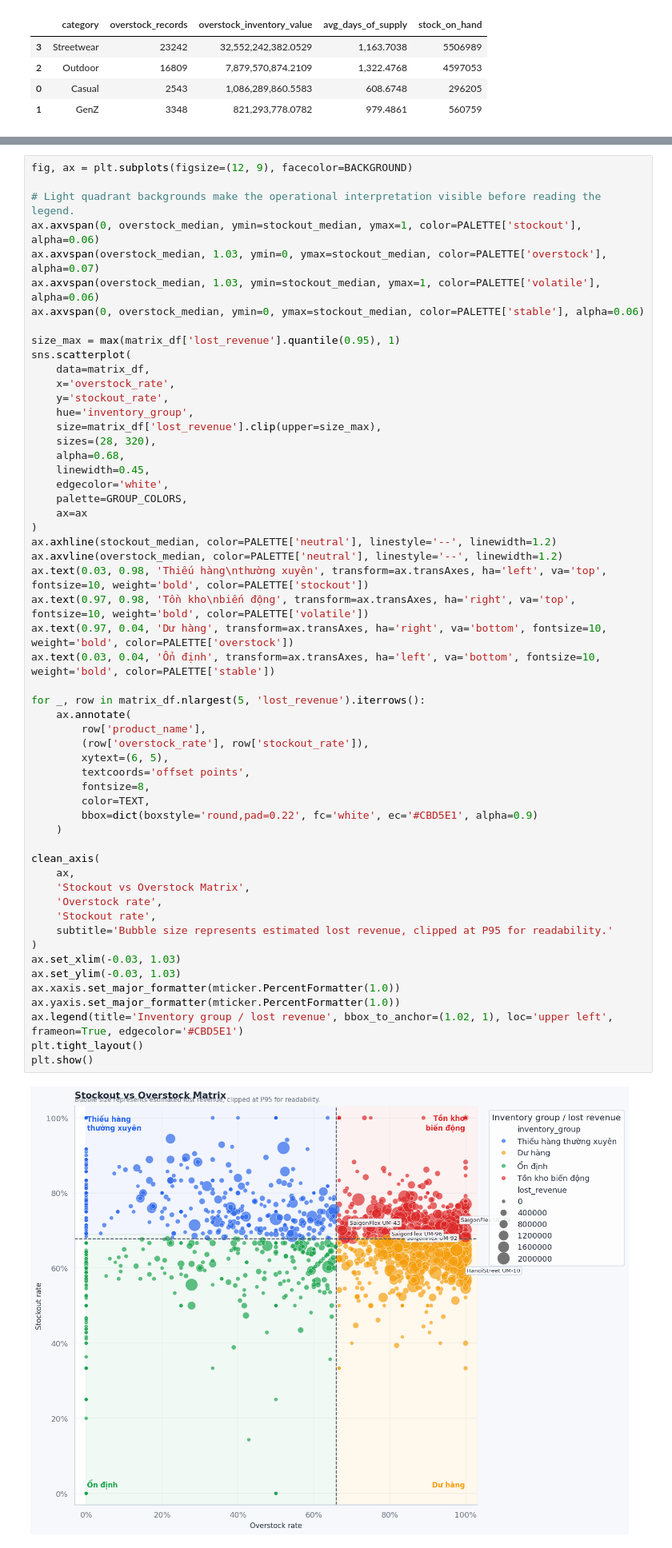
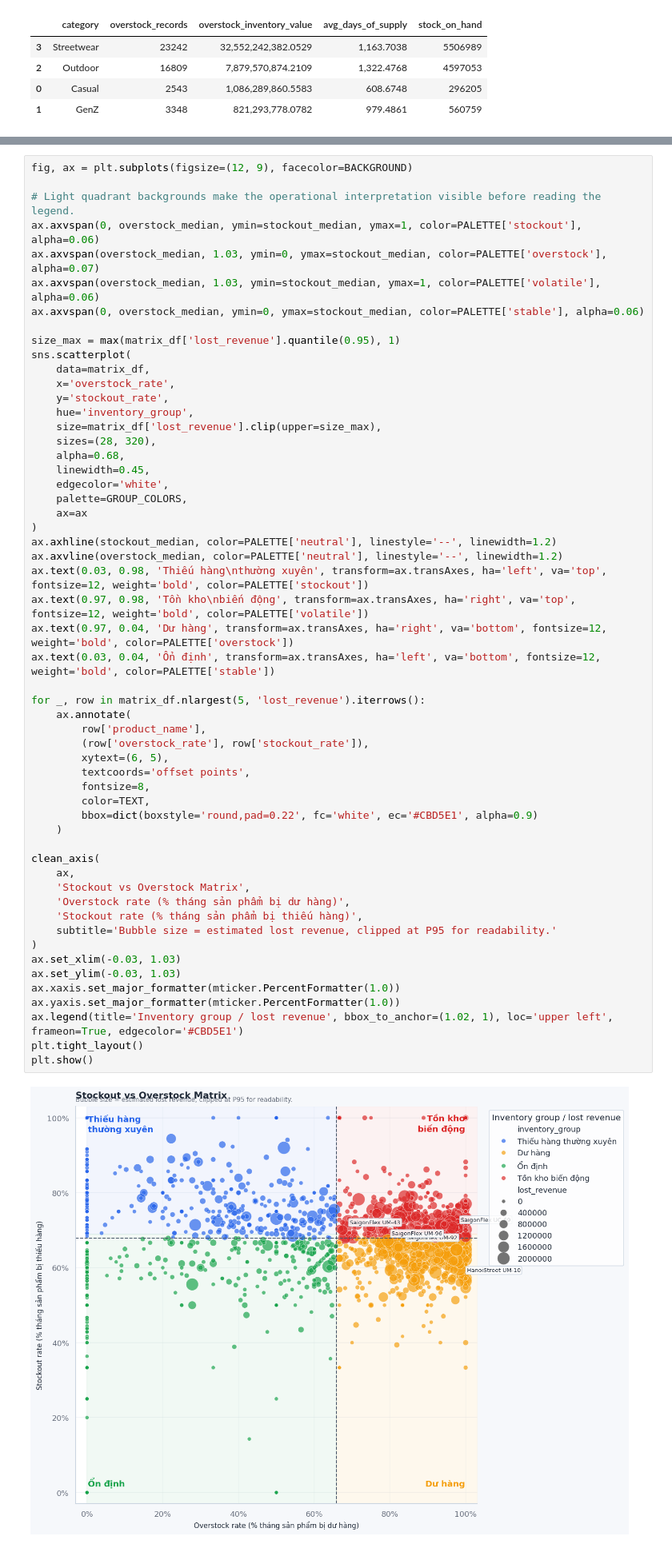
Before and after one commit to CodeDaoVietNam/DATATHON_2026, a Jupyter notebook: notebooks/03_deep_dive_inventory_optimization.ipynb, the cells around one changed output, grey strips where cells are left out. Shown at 80% size. Cells and saved outputs as stored; diff of their text form.

```diff
--- a/notebooks/03_deep_dive_inventory_optimization.ipynb
+++ b/notebooks/03_deep_dive_inventory_optimization.ipynb
@@ -1028,41 +1205,41 @@ sns.scatterplot(
     edgecolor='white',
     palette=GROUP_COLORS,
     ax=ax
 )
 ax.axhline(stockout_median, color=PALETTE['neutral'], linestyle='--', linewidth=1.2)
 ax.axvline(overstock_median, color=PALETTE['neutral'], linestyle='--', linewidth=1.2)
-ax.text(0.03, 0.98, 'Thiếu hàng\nthường xuyên', transform=ax.transAxes, ha='left', va='top', fontsize=10, weight='bold', color=PALETTE['stockout'])
-ax.text(0.97, 0.98, 'Tồn kho\nbiến động', transform=ax.transAxes, ha='right', va='top', fontsize=10, weight='bold', color=PALETTE['volatile'])
-ax.text(0.97, 0.04, 'Dư hàng', transform=ax.transAxes, ha='right', va='bottom', fontsize=10, weight='bold', color=PALETTE['overstock'])
-ax.text(0.03, 0.04, 'Ổn định', transform=ax.transAxes, ha='left', va='bottom', fontsize=10, weight='bold', color=PALETTE['stable'])
+ax.text(0.03, 0.98, 'Thiếu hàng\nthường xuyên', transform=ax.transAxes, ha='left', va='top', fontsize=12, weight='bold', color=PALETTE['stockout'])
+ax.text(0.97, 0.98, 'Tồn kho\nbiến động', transform=ax.transAxes, ha='right', va='top', fontsize=12, weight='bold', color=PALETTE['volatile'])
+ax.text(0.97, 0.04, 'Dư hàng', transform=ax.transAxes, ha='right', va='bottom', fontsize=12, weight='bold', color=PALETTE['overstock'])
+ax.text(0.03, 0.04, 'Ổn định', transform=ax.transAxes, ha='left', va='bottom', fontsize=12, weight='bold', color=PALETTE['stable'])
 
 for _, row in matrix_df.nlargest(5, 'lost_revenue').iterrows():
     ax.annotate(
         row['product_name'],
         (row['overstock_rate'], row['stockout_rate']),
         xytext=(6, 5),
         textcoords='offset points',
         fontsize=8,
         color=TEXT,
         bbox=dict(boxstyle='round,pad=0.22', fc='white', ec='#CBD5E1', alpha=0.9)
     )
 
 clean_axis(
     ax,
     'Stockout vs Overstock Matrix',
-    'Overstock rate',
-    'Stockout rate',
-    subtitle='Bubble size represents estimated lost revenue, clipped at P95 for readability.'
+    'Overstock rate (% tháng sản phẩm bị dư hàng)',
+    'Stockout rate (% tháng sản phẩm bị thiếu hàng)',
+    subtitle='Bubble size = estimated lost revenue, clipped at P95 for readability.'
 )
 ax.set_xlim(-0.03, 1.03)
 ax.set_ylim(-0.03, 1.03)
 ax.xaxis.set_major_formatter(mticker.PercentFormatter(1.0))
 ax.yaxis.set_major_formatter(mticker.PercentFormatter(1.0))
 ax.legend(title='Inventory group / lost revenue', bbox_to_anchor=(1.02, 1), loc='upper left', frameon=True, edgecolor='#CBD5E1')
 plt.tight_layout()
 plt.show()
 # %% [output]
-[figure, old version]
+[figure, new version]
 # %%
 group_count_map = matrix_df['inventory_group'].value_counts().to_dict()
 volatile_count = group_count_map.get('Tồn kho biến động', 0)
```
Also changed, not shown: parts of 62 cells of this notebook.
